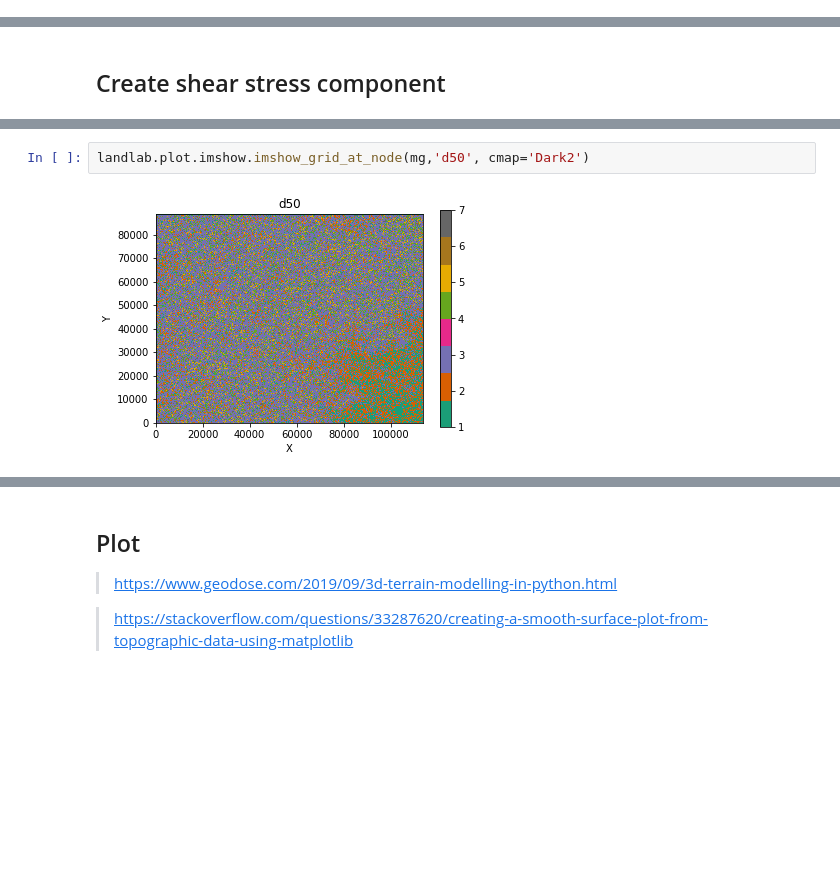
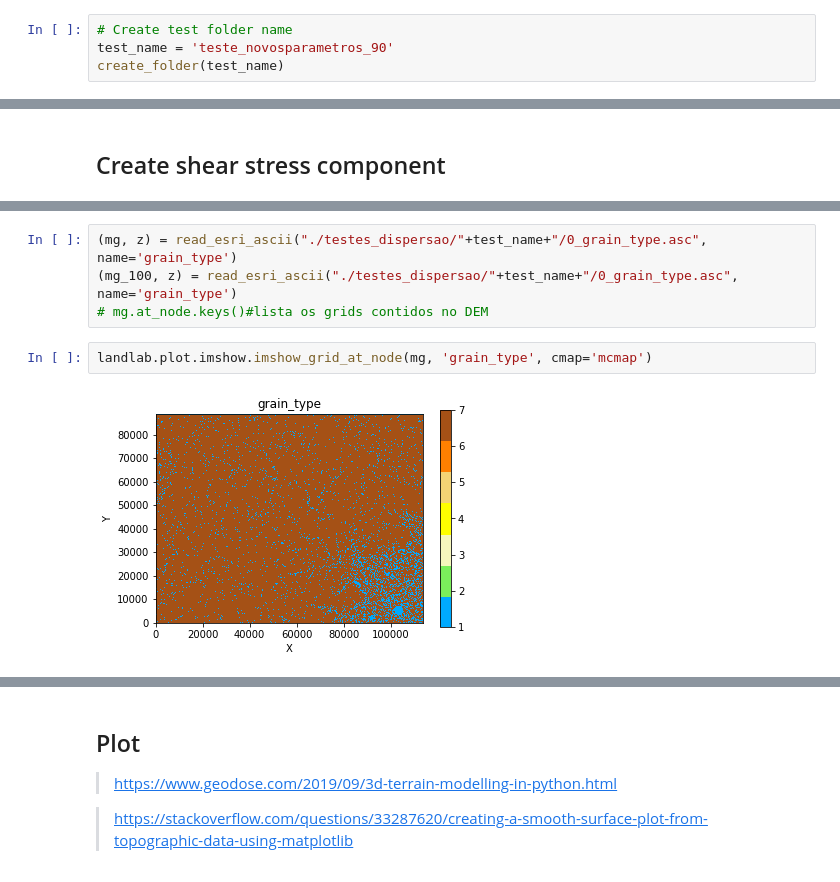
Before and after one commit to alanoMartins/LandLab_Explore, a Jupyter notebook: teste dispersao parametros dos autores.ipynb, the cells around one changed output, grey strips where cells are left out. Drawn from its saved outputs; the diff is of its cells as text; blank space fills up the shorter version.

```diff
--- a/Component Shear stress Cont.ipynb
+++ b/teste dispersao parametros dos autores.ipynb
@@ -19,3 +41,7 @@ from matplotlib.colors import ListedColormap, LinearSegmentedColormap
+# %%
+# Create test folder name
+test_name = 'teste_novosparametros_90'
+create_folder(test_name)
 # %% [markdown]
 ## Load DEM
 # %%
@@ -189,4 +333,8 @@ css.run_one_step()
+# %%
+(mg, z) = read_esri_ascii("./testes_dispersao/"+test_name+"/0_grain_type.asc", name='grain_type')
+(mg_100, z) = read_esri_ascii("./testes_dispersao/"+test_name+"/0_grain_type.asc", name='grain_type')
+# mg.at_node.keys()#lista os grids contidos no DEM
 # %%
-landlab.plot.imshow.imshow_grid_at_node(mg,'d50', cmap='Dark2')
+landlab.plot.imshow.imshow_grid_at_node(mg, 'grain_type', cmap='mcmap')
 # %% [output]
-[figure, old version]
+[figure, new version]
```
Also changed, not shown: parts of 24 cells of this notebook, 4 other files.
